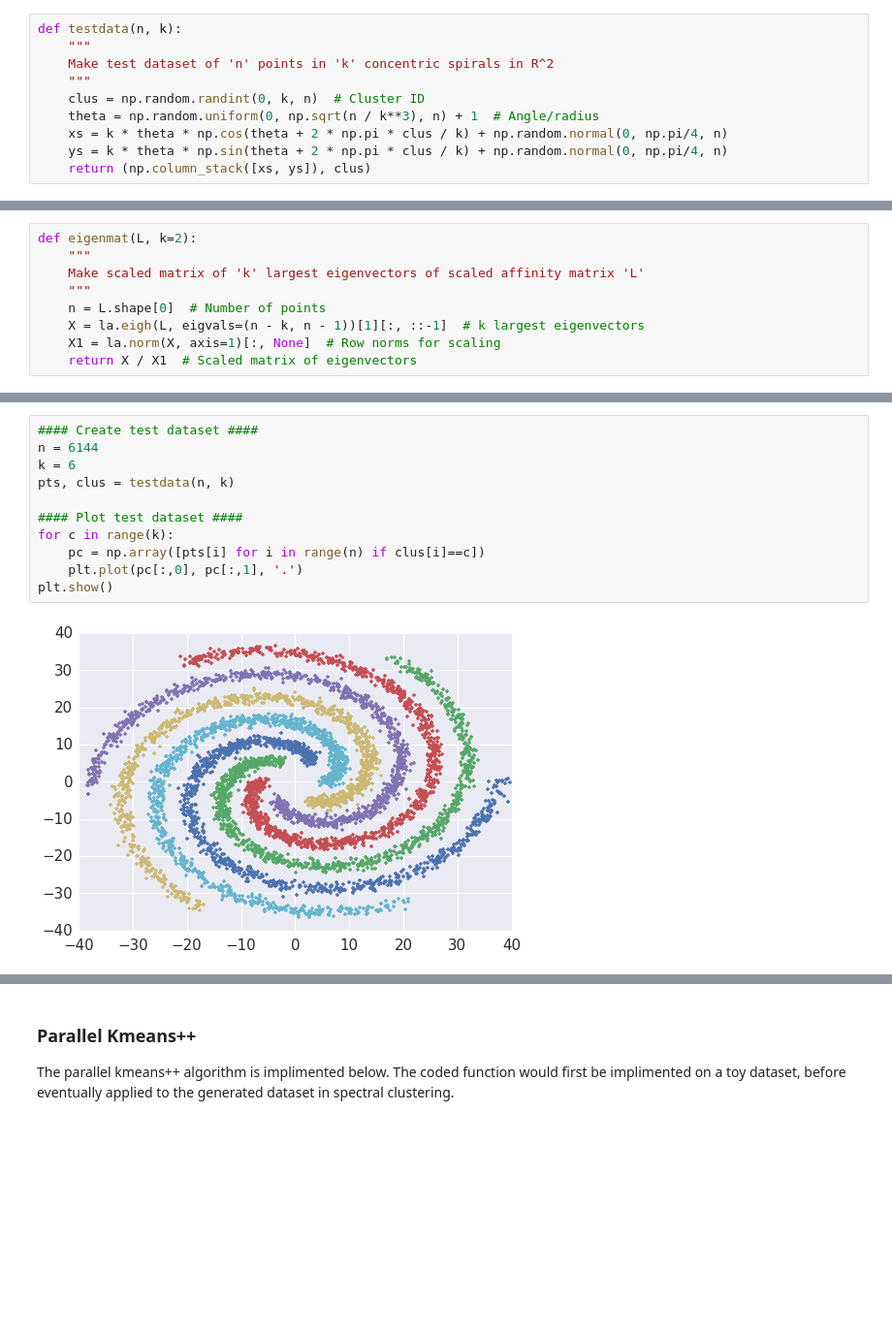
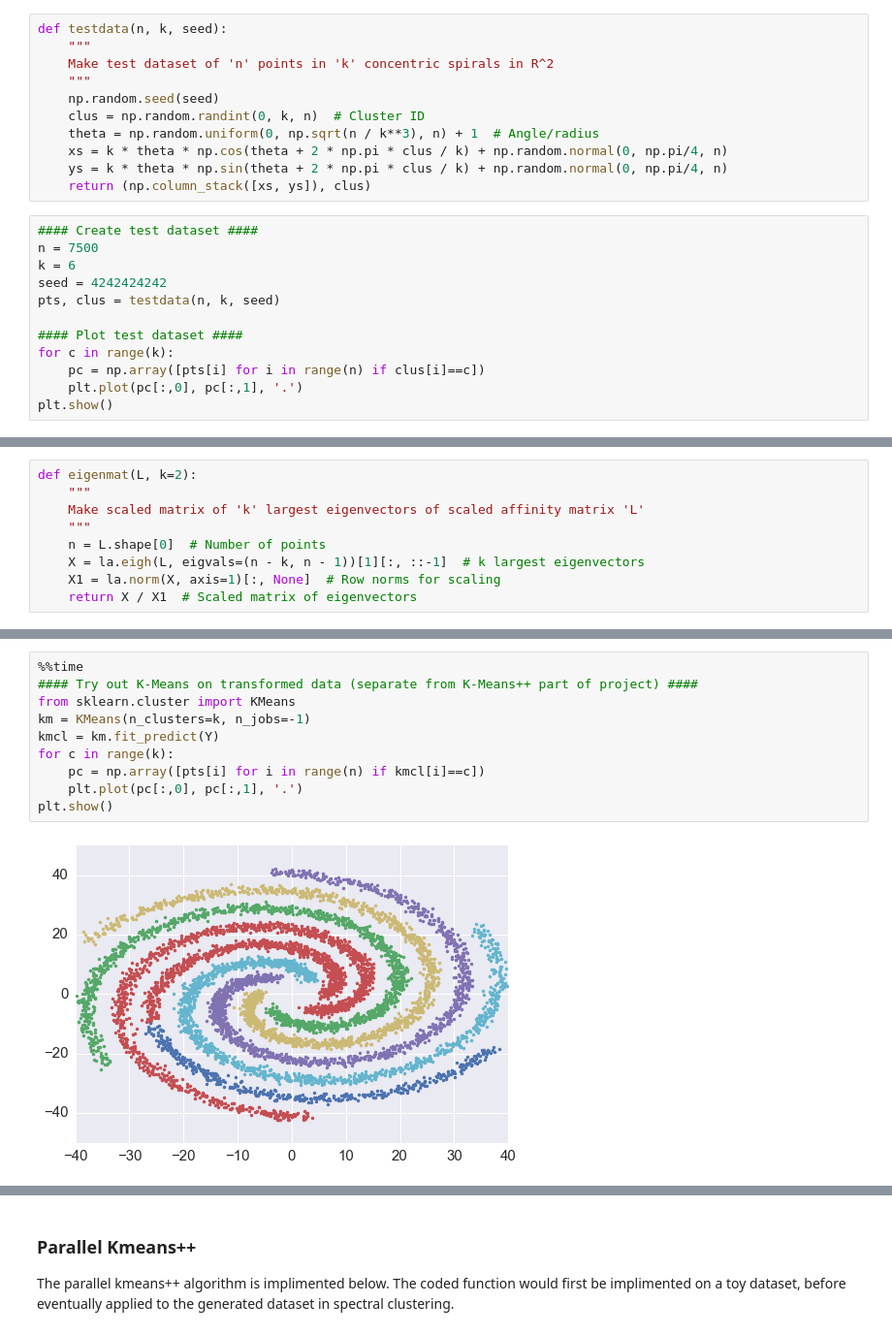
Before and after one commit to davidleeljh/663-Final-Projects, a Jupyter notebook: Aaron-Jones-and-Jianghao-Li_Bahmani-Final-Project/Aaron-Jones-and-Jianghao-Li_Bahmani-Final-Project.ipynb, the cells around one changed output, grey strips where cells are left out. Shown at 97% size. Drawn from its saved outputs; the diff is of its cells as text; blank space fills up the shorter version.

```diff
--- a/Aaron-Jones-and-Jianghao-Li_Bahmani-Final-Project/Aaron-Jones-and-Jianghao-Li_Bahmani-Final-Project.ipynb
+++ b/Aaron-Jones-and-Jianghao-Li_Bahmani-Final-Project/Aaron-Jones-and-Jianghao-Li_Bahmani-Final-Project.ipynb
@@ -51,12 +46,25 @@ import matplotlib.pyplot as plt
 import seaborn as sns
 sns.set_context("notebook", font_scale=1.5)
 # %%
-def testdata(n, k):
+def testdata(n, k, seed):
     """
     Make test dataset of 'n' points in 'k' concentric spirals in R^2
     """
+    np.random.seed(seed)
     clus = np.random.randint(0, k, n)  # Cluster ID
     theta = np.random.uniform(0, np.sqrt(n / k**3), n) + 1  # Angle/radius
     xs = k * theta * np.cos(theta + 2 * np.pi * clus / k) + np.random.normal(0, np.pi/4, n)
     ys = k * theta * np.sin(theta + 2 * np.pi * clus / k) + np.random.normal(0, np.pi/4, n)
     return (np.column_stack([xs, ys]), clus)
+# %%
+#### Create test dataset ####
+n = 7500
+k = 6
+seed = 4242424242
+pts, clus = testdata(n, k, seed)
+
+#### Plot test dataset ####
+for c in range(k):
+    pc = np.array([pts[i] for i in range(n) if clus[i]==c])
+    plt.plot(pc[:,0], pc[:,1], '.')
+plt.show()
@@ -92,13 +216,12 @@ def specprep(pts, k=2, sigma=1):
 # %%
-#### Create test dataset ####
-n = 6144
-k = 6
-pts, clus = testdata(n, k)
-
-#### Plot test dataset ####
+%%time
+#### Try out K-Means on transformed data (separate from K-Means++ part of project) ####
+from sklearn.cluster import KMeans
+km = KMeans(n_clusters=k, n_jobs=-1)
+kmcl = km.fit_predict(Y)
 for c in range(k):
-    pc = np.array([pts[i] for i in range(n) if clus[i]==c])
+    pc = np.array([pts[i] for i in range(n) if kmcl[i]==c])
     plt.plot(pc[:,0], pc[:,1], '.')
 plt.show()
 # %% [output]
-[figure, old version]
+[figure, new version]
```
Also changed, not shown: parts of 22 cells of this notebook.
